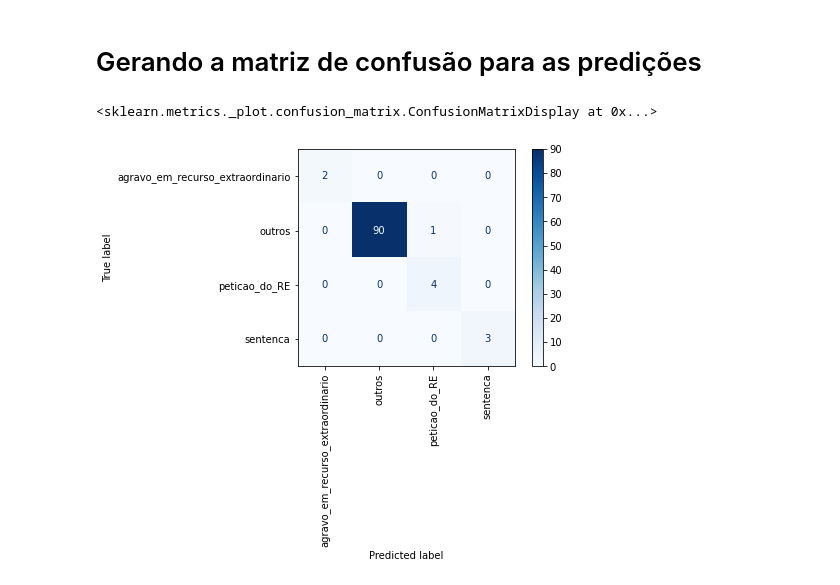
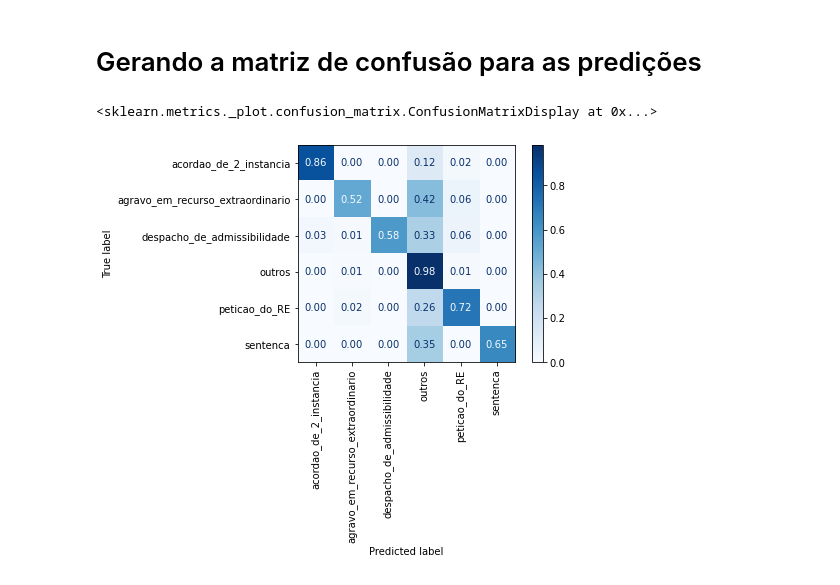
Before and after one commit to kenzosakiyama/transformers_for_text_classification, a Jupyter notebook: prediction_analysis.ipynb, the cells around one changed output. Cells and saved outputs as stored; diff of their text form; code cells hidden in the pictures.

Commit message:
Analysing BERTimbau preds

```diff
--- a/prediction_analysis.ipynb
+++ b/prediction_analysis.ipynb
@@ -6,7 +6,7 @@ import seaborn as sns
 # %% [markdown]
 # Carregando predições
 # %%
-PRED_PATH = "/home/kenzosaki/mestrado/data/VICTOR/svm_preds.csv"
+PRED_PATH = "/home/kenzosaki/mestrado/data/VICTOR/bertimbau_preds.csv"
 # %%
 preds_df = pd.read_csv(PRED_PATH)
 # %%
@@ -32,11 +34,11 @@ label_encoder = LabelEncoder()
 preds_df["document_type"] = label_encoder.fit_transform(preds_df["document_type"])
 preds_df["prediction"] = label_encoder.fit_transform(preds_df["prediction"])
 # %%
-c_matrix = confusion_matrix(preds_df["document_type"], preds_df["prediction"])
+c_matrix = confusion_matrix(preds_df["document_type"], preds_df["prediction"], normalize="true")
 # %%
 disp = ConfusionMatrixDisplay(confusion_matrix=c_matrix, display_labels=label_encoder.classes_)
 # %%
-disp.plot(xticks_rotation="vertical", cmap="Blues")
+disp.plot(xticks_rotation="vertical", cmap="Blues", values_format=".2f")
 # %% [output]
 <sklearn.metrics._plot.confusion_matrix.ConfusionMatrixDisplay at 0x...>
-[figure, old version]
+[figure, new version]
```
Also changed, not shown: parts of 1 cell of this notebook, 1 other file.
